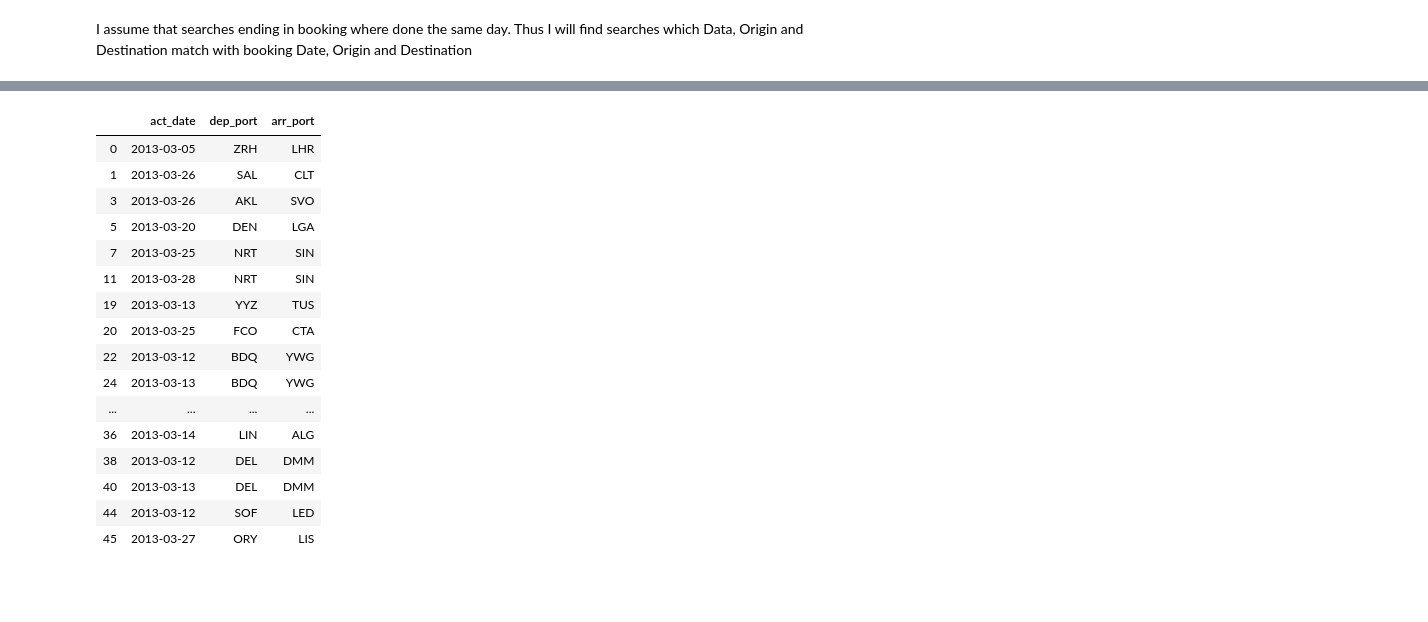
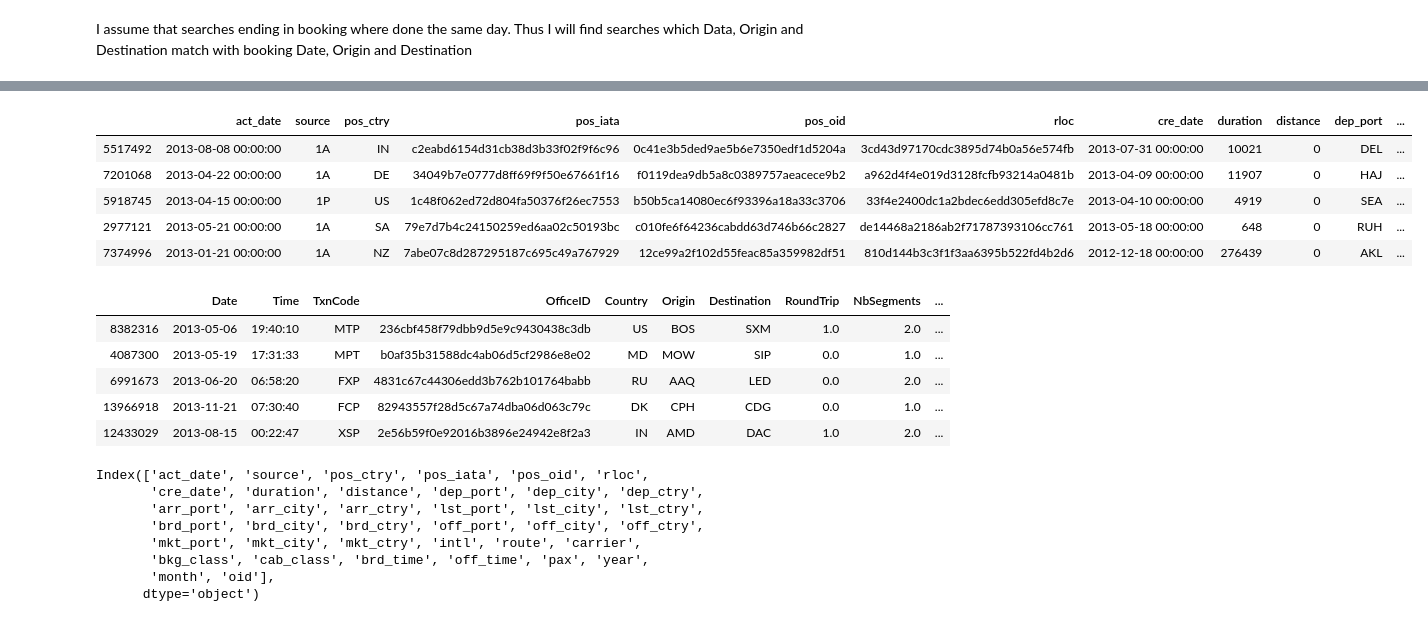
Before and after one commit to angelrps/MasterDataScience, a Jupyter notebook: 200111_DataScienceChallenge/Amadeus_Challenge_Test.ipynb, the cells around one changed output, grey strips where cells are left out. Saved outputs shown, nothing was run; the diff lists cells and outputs as text; code cells hidden in the pictures; blank space fills up the shorter version.

```diff
--- a/200111_DataScienceChallenge/Amadeus_Challenge_Test.ipynb
+++ b/200111_DataScienceChallenge/Amadeus_Challenge_Test.ipynb
@@ -154,5 +165,3 @@ FINALdata.plot()
 - For every search in the searches file, find out whether the search ended up in a booking or not (using the info in the bookings file). For instance, search and booking origin and destination should match.
 - For the bookings file, origin and destination are the columns dep_port and arr_port, respectively.
 - Generate a CSV file with the search data, and an additional field, containing 1 if the search ended up in a booking, and 0 otherwise.
-# %%
-pd.set_option('display.max_columns', 50)
@@ -240,21 +170,33 @@ c.head(50)
-# %%
-n = bookingsShort.drop_duplicates()
-n.head(20)
-# %% [output]
-|  | act_date | dep_port | arr_port |
-| 0 | 2013-03-05 | ZRH | LHR |
-| 1 | 2013-03-26 | SAL | CLT |
-| 3 | 2013-03-26 | AKL | SVO |
-| 5 | 2013-03-20 | DEN | LGA |
-| 7 | 2013-03-25 | NRT | SIN |
-| 11 | 2013-03-28 | NRT | SIN |
-| 19 | 2013-03-13 | YYZ | TUS |
-| 20 | 2013-03-25 | FCO | CTA |
-| 22 | 2013-03-12 | BDQ | YWG |
-| 24 | 2013-03-13 | BDQ | YWG |
-| ... | ... | ... | ... |
-| 36 | 2013-03-14 | LIN | ALG |
-| 38 | 2013-03-12 | DEL | DMM |
-| 40 | 2013-03-13 | DEL | DMM |
-| 44 | 2013-03-12 | SOF | LED |
-| 45 | 2013-03-27 | ORY | LIS |
+# %%
+pd.set_option('display.max_columns', None)
+# %%
+dfbookings.sample(5)
+# %% [output]
+|  | act_date | source | pos_ctry | pos_iata | pos_oid | rloc | cre_date | duration | distance | dep_port | ... |
+| 5517492 | 2013-08-08 00:00:00 | 1A | IN | c2eabd6154d31cb38d3b33f02f9f6c96 | 0c41e3b5ded9ae5b6e7350edf1d5204a | 3cd43d97170cdc3895d74b0a56e574fb | 2013-07-31 00:00:00 | 10021 | 0 | DEL | ... |
+| 7201068 | 2013-04-22 00:00:00 | 1A | DE | 34049b7e0777d8ff69f9f50e67661f16 | f0119dea9db5a8c0389757aeacece9b2 | a962d4f4e019d3128fcfb93214a0481b | 2013-04-09 00:00:00 | 11907 | 0 | HAJ | ... |
+| 5918745 | 2013-04-15 00:00:00 | 1P | US | 1c48f062ed72d804fa50376f26ec7553 | b50b5ca14080ec6f93396a18a33c3706 | 33f4e2400dc1a2bdec6edd305efd8c7e | 2013-04-10 00:00:00 | 4919 | 0 | SEA | ... |
+| 2977121 | 2013-05-21 00:00:00 | 1A | SA | 79e7d7b4c24150259ed6aa02c50193bc | c010fe6f64236cabdd63d746b66c2827 | de14468a2186ab2f71787393106cc761 | 2013-05-18 00:00:00 | 648 | 0 | RUH | ... |
+| 7374996 | 2013-01-21 00:00:00 | 1A | NZ | 7abe07c8d287295187c695c49a767929 | 12ce99a2f102d55feac85a359982df51 | 810d144b3c3f1f3aa6395b522fd4b2d6 | 2012-12-18 00:00:00 | 276439 | 0 | AKL | ... |
+# %%
+dfsearches.sample(5)
+# %% [output]
+|  | Date | Time | TxnCode | OfficeID | Country | Origin | Destination | RoundTrip | NbSegments | ... |
+| 8382316 | 2013-05-06 | 19:40:10 | MTP | 236cbf458f79dbb9d5e9c9430438c3db | US | BOS | SXM | 1.0 | 2.0 | ... |
+| 4087300 | 2013-05-19 | 17:31:33 | MPT | b0af35b31588dc4ab06d5cf2986e8e02 | MD | MOW | SIP | 0.0 | 1.0 | ... |
+| 6991673 | 2013-06-20 | 06:58:20 | FXP | 4831c67c44306edd3b762b101764babb | RU | AAQ | LED | 0.0 | 2.0 | ... |
+| 13966918 | 2013-11-21 | 07:30:40 | FCP | 82943557f28d5c67a74dba06d063c79c | DK | CPH | CDG | 0.0 | 1.0 | ... |
+| 12433029 | 2013-08-15 | 00:22:47 | XSP | 2e56b59f0e92016b3896e24942e8f2a3 | IN | AMD | DAC | 1.0 | 2.0 | ... |
+# %%
+#Column names have lots of white spaces. I remove them with str.strip()
+dfbookings.columns = dfbookings.columns.str.strip()
+dfbookings.columns
+# %% [output]
+Index(['act_date', 'source', 'pos_ctry', 'pos_iata', 'pos_oid', 'rloc',
+       'cre_date', 'duration', 'distance', 'dep_port', 'dep_city', 'dep_ctry',
+       'arr_port', 'arr_city', 'arr_ctry', 'lst_port', 'lst_city', 'lst_ctry',
+       'brd_port', 'brd_city', 'brd_ctry', 'off_port', 'off_city', 'off_ctry',
+       'mkt_port', 'mkt_city', 'mkt_ctry', 'intl', 'route', 'carrier',
+       'bkg_class', 'cab_class', 'brd_time', 'off_time', 'pax', 'year',
+       'month', 'oid'],
+      dtype='object')
```
Also changed, not shown: parts of 17 cells of this notebook.
